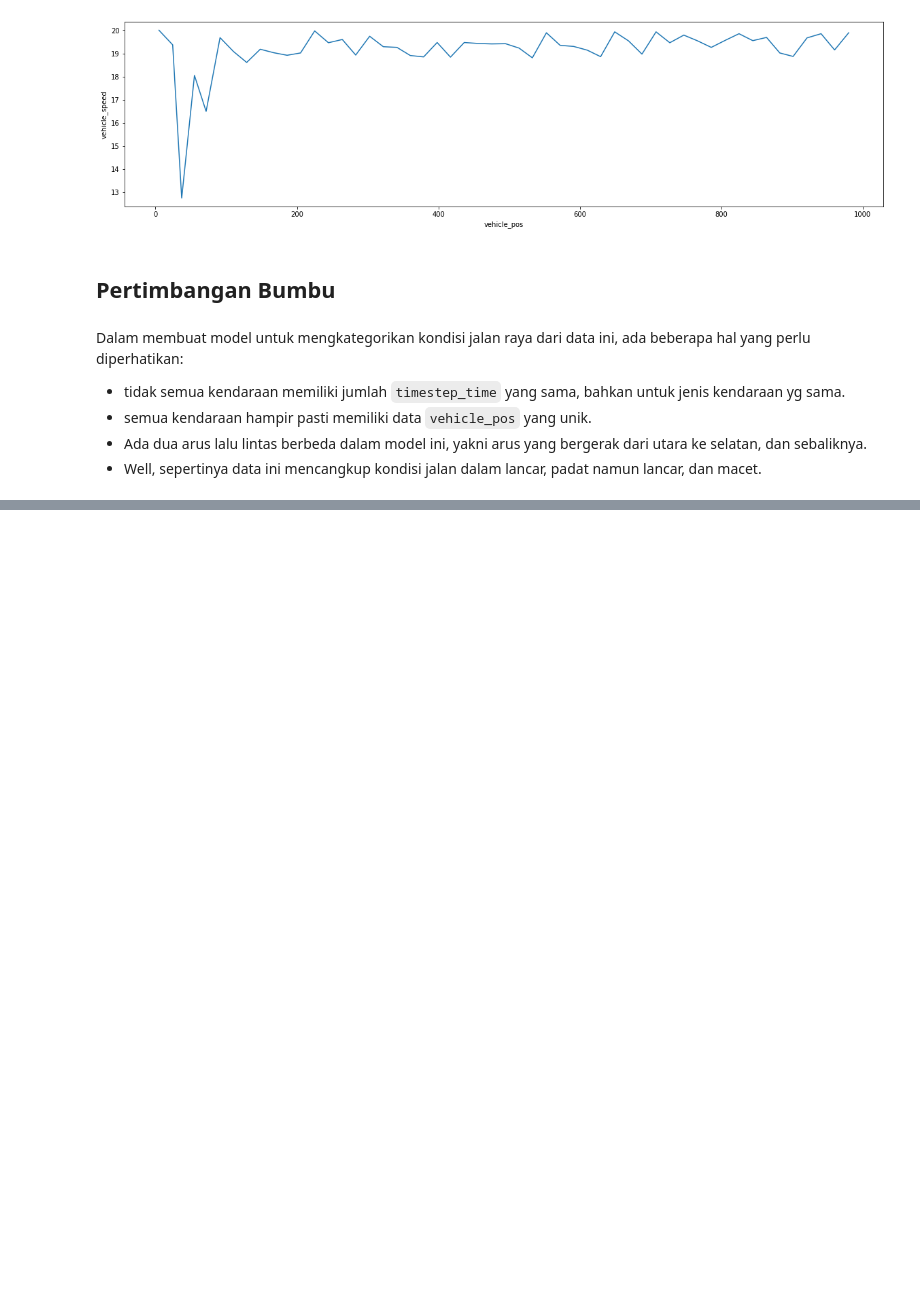
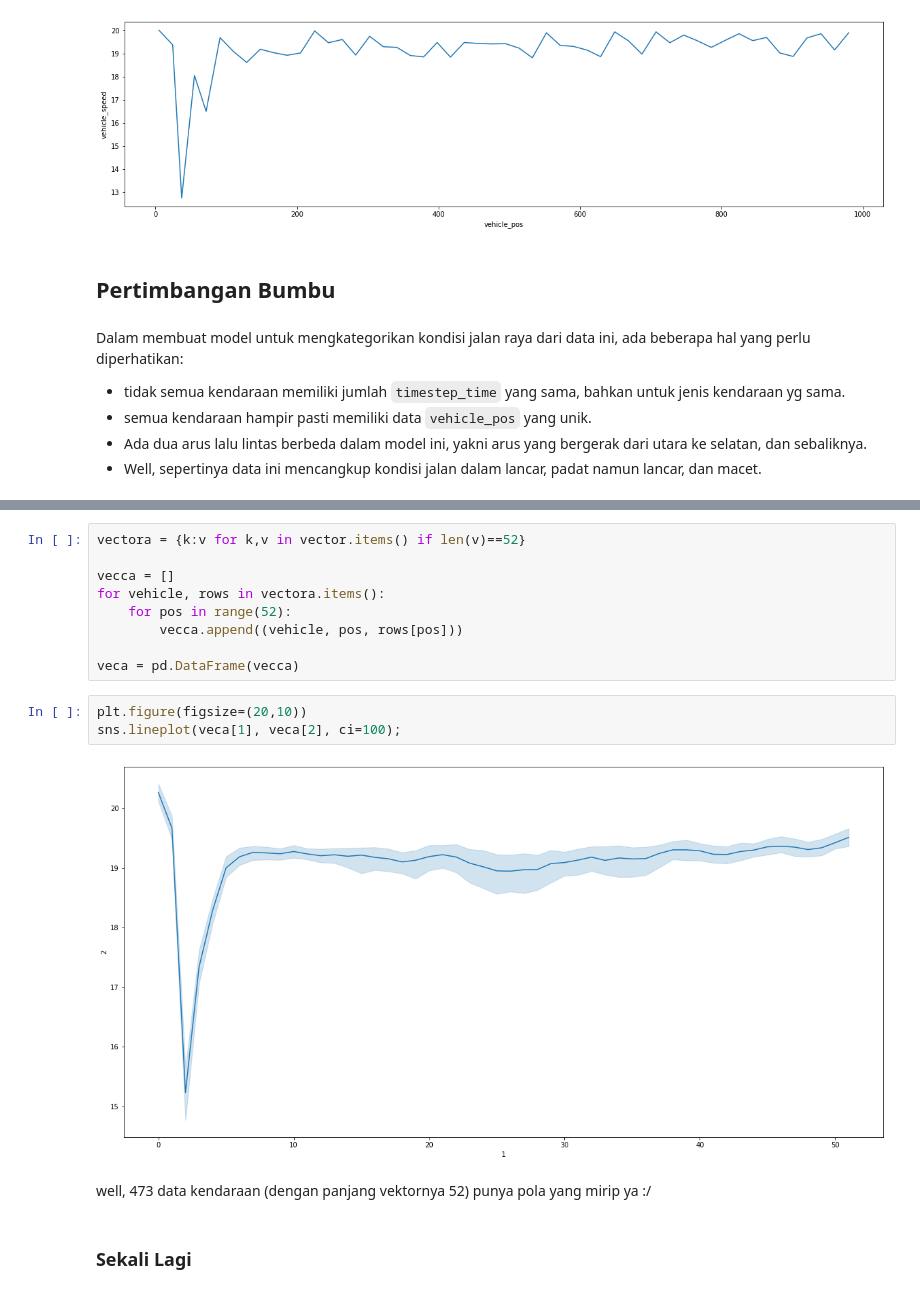
Before and after one commit to kekavigi/eksperimen, a Jupyter notebook: tugas pemod/analisa/Analisa.ipynb, the cells around one changed output, grey strips where cells are left out. Drawn from its saved outputs; the diff is of its cells as text; blank space fills up the shorter version.

```diff
--- a/tugas pemod/analisa/Analisa.ipynb
+++ b/tugas pemod/analisa/Analisa.ipynb
@@ -209,0 +252,18 @@ Dalam membuat model untuk mengkategorikan kondisi jalan raya dari data ini, ada
+# %%
+vectora = {k:v for k,v in vector.items() if len(v)==52}
+
+vecca = []
+for vehicle, rows in vectora.items():
+    for pos in range(52):
+        vecca.append((vehicle, pos, rows[pos]))
+
+veca = pd.DataFrame(vecca)
+# %%
+plt.figure(figsize=(20,10))
+sns.lineplot(veca[1], veca[2], ci=100);
+# %% [output]
+[figure, added]
+# %% [markdown]
+well, 473 data kendaraan (dengan panjang vektornya 52) punya pola yang mirip ya :/
+# %% [markdown]
+### Sekali Lagi
```
Also changed, not shown: parts of 26 cells of this notebook.
